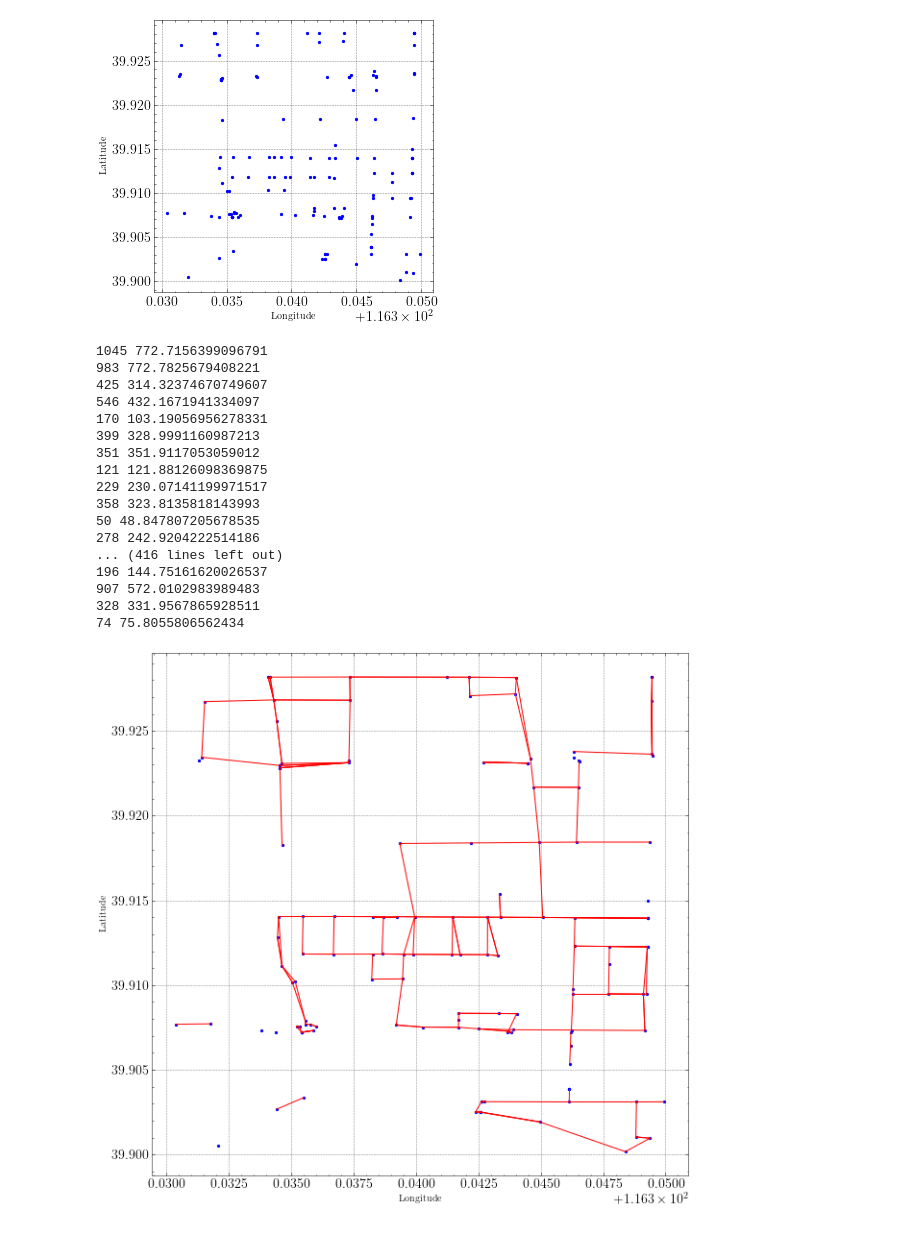
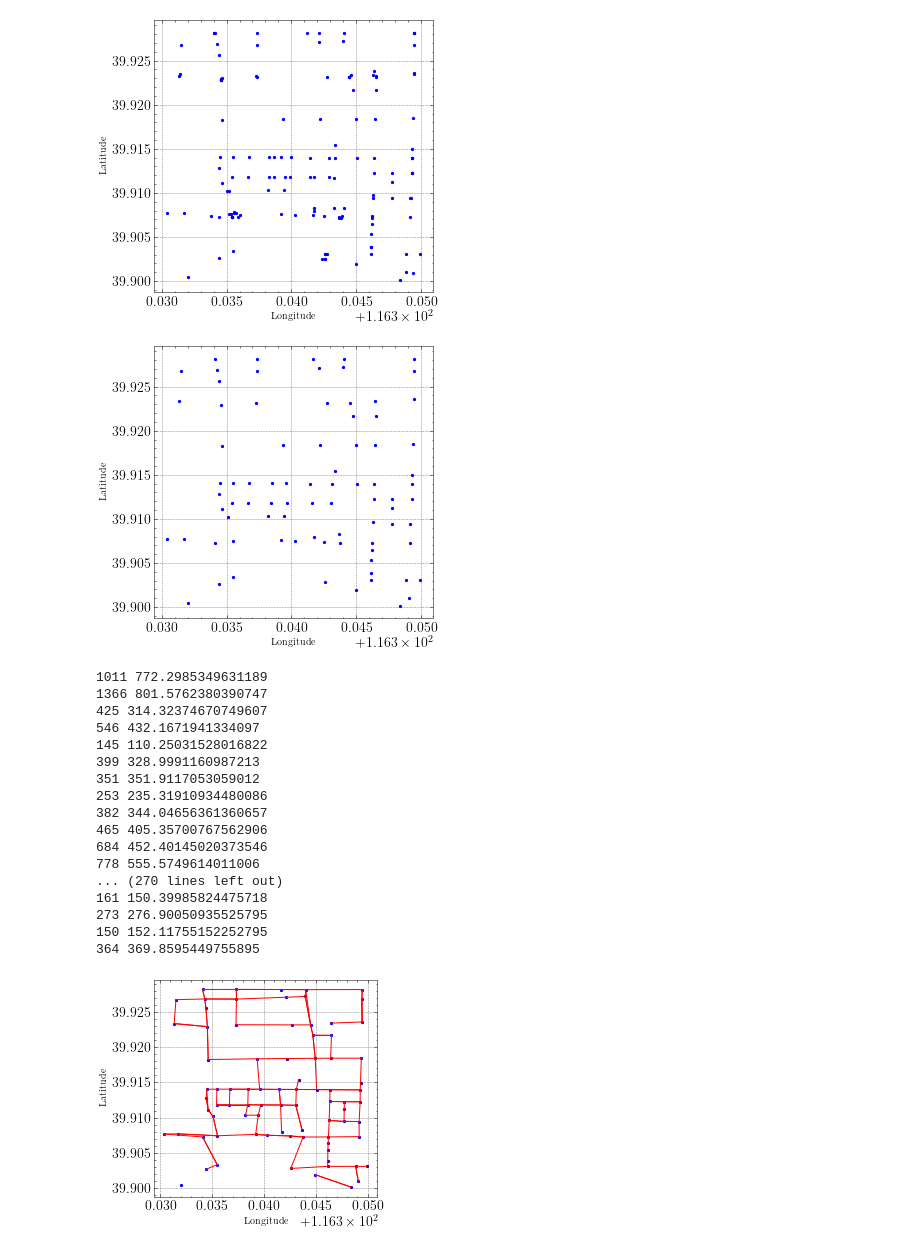
Before and after one commit to liftes/TrafficSignal, a Jupyter notebook: testtrafficnet.ipynb, the cells around one changed output. Drawn from its saved outputs; the diff is of its cells as text; code cells hidden in the pictures.

```diff
--- a/testtrafficnet.ipynb
+++ b/testtrafficnet.ipynb
@@ -172,6 +172,45 @@ def Get_direction(origin, destination):
     else:
         return "东西方向"
 
+def Merge_close_points(df, threshold=30):
+    """
+    归并距离小于给定阈值的点。
+    返回一个新的DataFrame，其中距离小于阈值的点已被归并。
+    """
+    used_indices = set()
+    new_rows = []
+
+    for i, row in df.iterrows():
+        if i in used_indices:
+            continue
+
+        close_points = []
+        for j, compare_row in df.iterrows():
+            if j in used_indices:
+                continue
+            distance = Haversine_distance((row['longitude_gcj02'], row['latitude_gcj02']),
+                                          (compare_row['longitude_gcj02'], compare_row['latitude_gcj02']))
+            if distance <= threshold:
+                close_points.append((compare_row['longitude_gcj02'], compare_row['latitude_gcj02']))
+                used_indices.add(j)
+
+        # 计算归并点的均值坐标
+        avg_longitude = sum(p[0] for p in close_points) / len(close_points)
+        avg_latitude = sum(p[1] for p in close_points) / len(close_points)
+
+        # 找到与均值最接近的点，并使用该点的所有列信息
+        closest_point = min(close_points, key=lambda p: Haversine_distance(p, (avg_longitude, avg_latitude)))
+        closest_row = df[(df['longitude_gcj02'] == closest_point[0]) &
+                         (df['latitude_gcj02'] == closest_point[1])].iloc[0]
+
+        new_row = closest_row.to_dict()
+        new_row['longitude_gcj02'] = avg_longitude
+        new_row['latitude_gcj02'] = avg_latitude
+        new_rows.append(new_row)
+
+    return pd.DataFrame(new_rows)
+
+
 # 使用示例
 # origin = (116.397570, 39.908821)
 # destination = (116.398570, 39.908821)
@@ -261,28 +300,33 @@ def GenerateAdjacentDict(df, sleeptime = 5):
                     adjacent_dict[(origin_id, second_nearest_id)] = direction
 
     return adjacent_dict
+# %%
+tmpdf = Merge_close_points(tmpdf, threshold=80)
+Plot_points_within_bounds(tmpdf)
+# %% [output]
+[figure, added]
 # %%
 tmpdf = Assign_ids_to_intersections(tmpdf)
 tmpdf = FindNeighbors(tmpdf)
 adj_dict = GenerateAdjacentDict(tmpdf)
 # %% [output]
-1045 772.7156399096791
-983 772.7825679408221
+1011 772.2985349631189
+1366 801.5762380390747
 425 314.32374670749607
 546 432.1671941334097
-170 103.19056956278331
+145 110.25031528016822
 399 328.9991160987213
 351 351.9117053059012
-121 121.88126098369875
-229 230.07141199971517
-358 323.8135818143993
-50 48.847807205678535
-278 242.9204222514186
-... (416 lines left out)
-196 144.75161620026537
-907 572.0102983989483
-328 331.9567865928511
-74 75.8055806562434
+253 235.31910934480086
+382 344.04656361360657
+465 405.35700767562906
+684 452.40145020373546
+778 555.5749614011006
+... (270 lines left out)
+161 150.39985824475718
+273 276.90050935525795
+150 152.11755152252795
+364 369.8595449755895
 # %%
 tf.Save_data(adj_dict, "Data/TrafficNet/adj_dict.pkl")
 # %%
@@ -310,32 +354,32 @@ def Plot_points_and_lines_within_bounds(df, adj_dict, long_min=None, long_max=No
     df_filtered = df[(df['longitude_gcj02'] >= long_min) &
                      (df['longitude_gcj02'] <= long_max) &
                      (df['latitude_gcj02'] >= lat_min) &
                      (df['latitude_gcj02'] <= lat_max)]
 
     # 添加额外的空间，确保点不会紧贴图像边缘
     padding_long = (long_max - long_min) * 0.05
     padding_lat = (lat_max - lat_min) * 0.05
 
     # 绘制图形
-    plt.figure(figsize=(10, 10))
+    plt.figure(figsize=(4, 4))
     plt.scatter(df_filtered['longitude_gcj02'], df_filtered['latitude_gcj02'], s=5, color='blue')
 
     # 绘制两点之间的连线
     for (origin_id, destination_id), direction in adj_dict.items():
         # 获取起点和终点的坐标
         origin_coords = df[df["id"] == origin_id][['longitude_gcj02', 'latitude_gcj02']].values[0]
         dest_coords = df[df["id"] == destination_id][['longitude_gcj02', 'latitude_gcj02']].values[0]
 
         # 画线
         plt.plot([origin_coords[0], dest_coords[0]], [origin_coords[1], dest_coords[1]], color='red')
 
     plt.xlabel('Longitude')
     plt.ylabel('Latitude')
     plt.grid(True)
     plt.xlim(long_min - padding_long, long_max + padding_long)  # 设置x轴范围
     plt.ylim(lat_min - padding_lat, lat_max + padding_lat)   # 设置y轴范围
     plt.show()
 
 Plot_points_and_lines_within_bounds(tmpdf, adj_dict)
 # %% [output]
-[figure, old version]
+[figure, new version]
```
